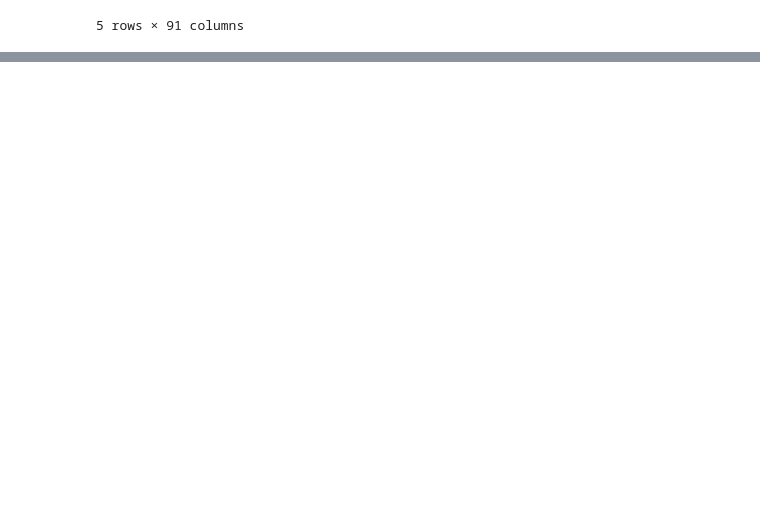
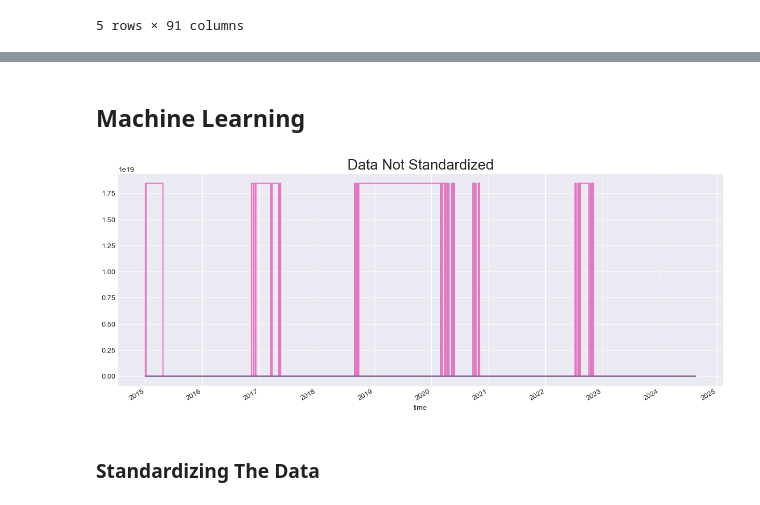
Before and after one commit to YarosInter/Time-Series-Support-Vector-Machine, a Jupyter notebook: Support Vector Machine Model.ipynb, the cells around one changed output, grey strips where cells are left out. Drawn from its saved outputs; the diff is of its cells as text; code cells hidden in the pictures; blank space fills up the shorter version.

Commit message:
Split data into features, labels, and train/test sets. Applied standardization to features. Plotted data before and after standardization to visualize the importance of feature scaling.

```diff
--- a/Support Vector Machine Model.ipynb
+++ b/Support Vector Machine Model.ipynb
@@ -95,0 +97,18 @@ df_to_work.head()
+# %% [markdown]
+## Machine Learning
+# %%
+# Splitting the data into features and labels for the ML model using a custom function "split_data" from data.py file
+X = df_to_work.iloc[:,:-1]
+y = df_to_work["pct_change"]
+
+X_train, y_train, X_test, y_test = data.split_data(X, y)
+# %%
+# Plotting features before standardization to visualize their unequal scales (plot shows only form the first 15 indicatos)
+X.iloc[:,:15].plot(figsize=(15, 6))
+plt.legend().set_visible(False)
+plt.title("Data Not Standardized", fontsize=20)
+plt.show()
+# %% [output]
+[figure, added]
+# %% [markdown]
+### Standardizing The Data
```
Also changed, not shown: parts of 5 cells of this notebook.
